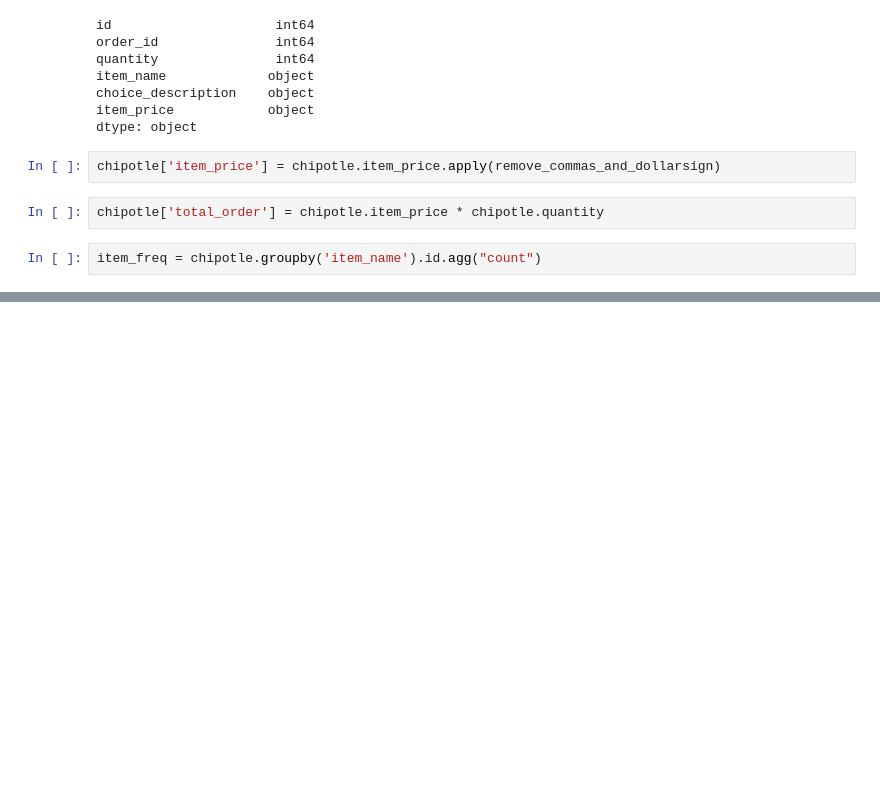
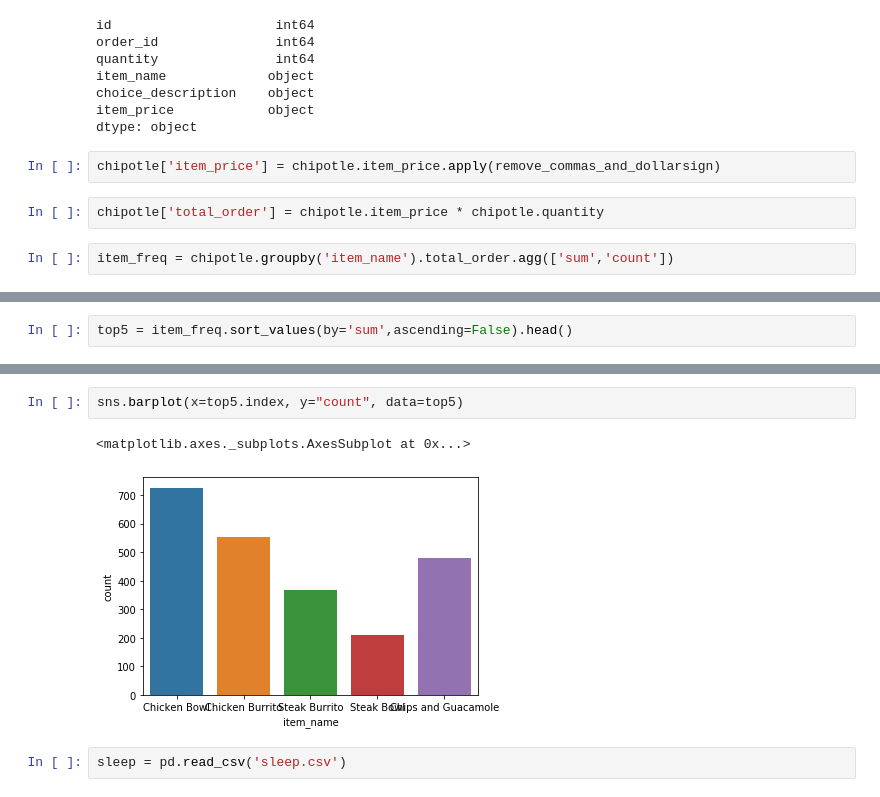
Before and after one commit to flambuth/python-exercises, a Jupyter notebook: 4.9_seaborn_exercises.ipynb, the cells around one changed output, grey strips where cells are left out. Saved outputs shown, nothing was run; the diff lists cells and outputs as text; blank space fills up the shorter version.

```diff
--- a/4.9_seaborn_exercises.ipynb
+++ b/4.9_seaborn_exercises.ipynb
@@ -133,4 +133,4 @@ chipotle['item_price'] = chipotle.item_price.apply(remove_commas_and_dollarsign)
 # %%
 chipotle['total_order'] = chipotle.item_price * chipotle.quantity
 # %%
-item_freq = chipotle.groupby('item_name').id.agg("count")
+item_freq = chipotle.groupby('item_name').total_order.agg(['sum','count'])
@@ -136,0 +142,2 @@ item_freq = chipotle.groupby('item_name').id.agg("count")
+# %%
+top5 = item_freq.sort_values(by='sum',ascending=False).head()
@@ -136,0 +154,7 @@ item_freq = chipotle.groupby('item_name').id.agg("count")
+# %%
+sns.barplot(x=top5.index, y="count", data=top5)
+# %% [output]
+<matplotlib.axes._subplots.AxesSubplot at 0x...>
+[figure, added]
+# %%
+sleep = pd.read_csv('sleep.csv')
```
Also changed, not shown: parts of 14 cells of this notebook, 1 other file.
